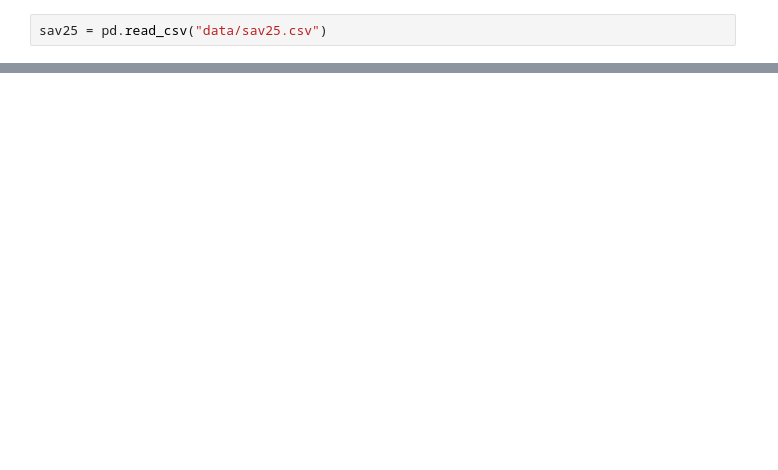
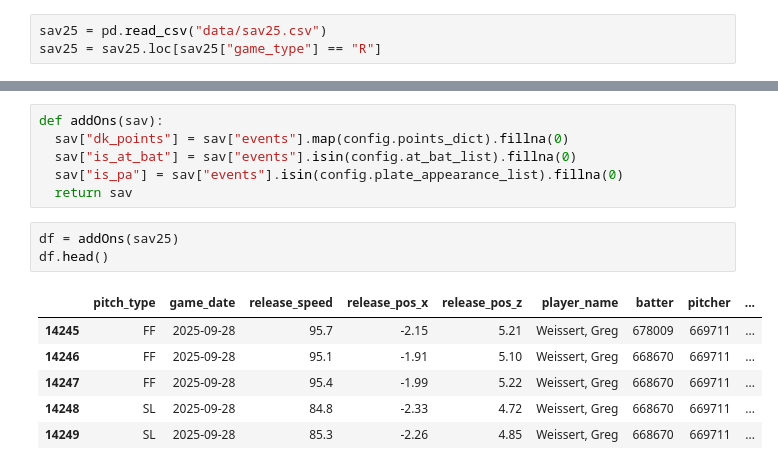
Before and after one commit to splitflappin/savant, a Jupyter notebook: add_ons.ipynb, the cells around one changed output, grey strips where cells are left out. Drawn from its saved outputs; the diff is of its cells as text; blank space fills up the shorter version.

Commit message:
added drakt kings points as a column

```diff
--- a/add_ons.ipynb
+++ b/add_ons.ipynb
@@ -7,4 +8,5 @@ warnings.filterwarnings("ignore")
 pd.set_option("display.max_columns", None)
 # %%
 sav25 = pd.read_csv("data/sav25.csv")
+sav25 = sav25.loc[sav25["game_type"] == "R"]
 # %%
@@ -18,0 +33,16 @@ sav25.head()
+# %%
+def addOns(sav):
+  sav["dk_points"] = sav["events"].map(config.points_dict).fillna(0)
+  sav["is_at_bat"] = sav["events"].isin(config.at_bat_list).fillna(0)
+  sav["is_pa"] = sav["events"].isin(config.plate_appearance_list).fillna(0)
+  return sav
+# %%
+df = addOns(sav25)
+df.head()
+# %% [output]
+|  | pitch_type | game_date | release_speed | release_pos_x | release_pos_z | player_name | batter | pitcher | ... |
+| 14245 | FF | 2025-09-28 | 95.7 | -2.15 | 5.21 | Weissert, Greg | 678009 | 669711 | ... |
+| 14246 | FF | 2025-09-28 | 95.1 | -1.91 | 5.10 | Weissert, Greg | 668670 | 669711 | ... |
+| 14247 | FF | 2025-09-28 | 95.4 | -1.99 | 5.22 | Weissert, Greg | 668670 | 669711 | ... |
+| 14248 | SL | 2025-09-28 | 84.8 | -2.33 | 4.72 | Weissert, Greg | 668670 | 669711 | ... |
+| 14249 | SL | 2025-09-28 | 85.3 | -2.26 | 4.85 | Weissert, Greg | 668670 | 669711 | ... |
```
Also changed, not shown: parts of 4 cells of this notebook, 3 other files.
